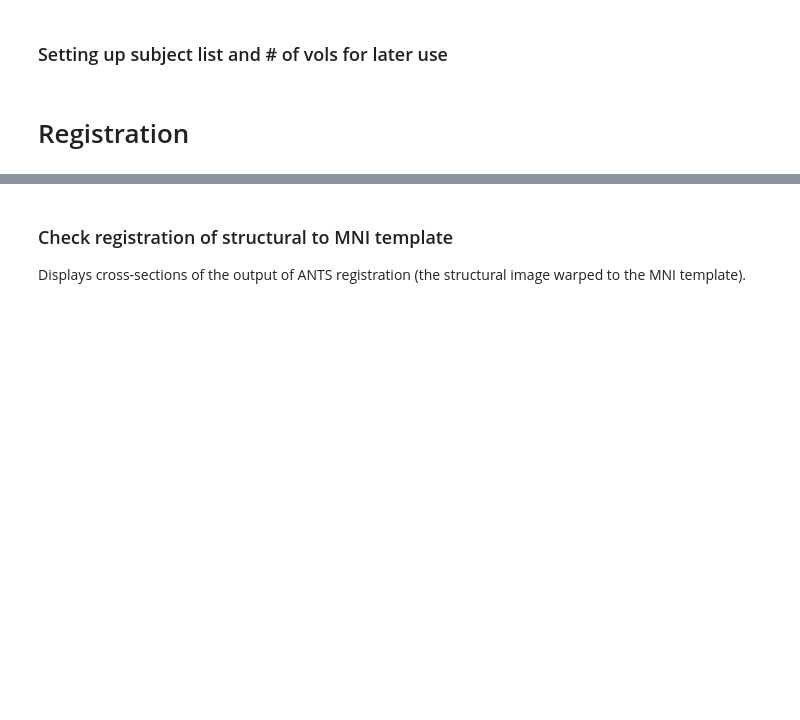
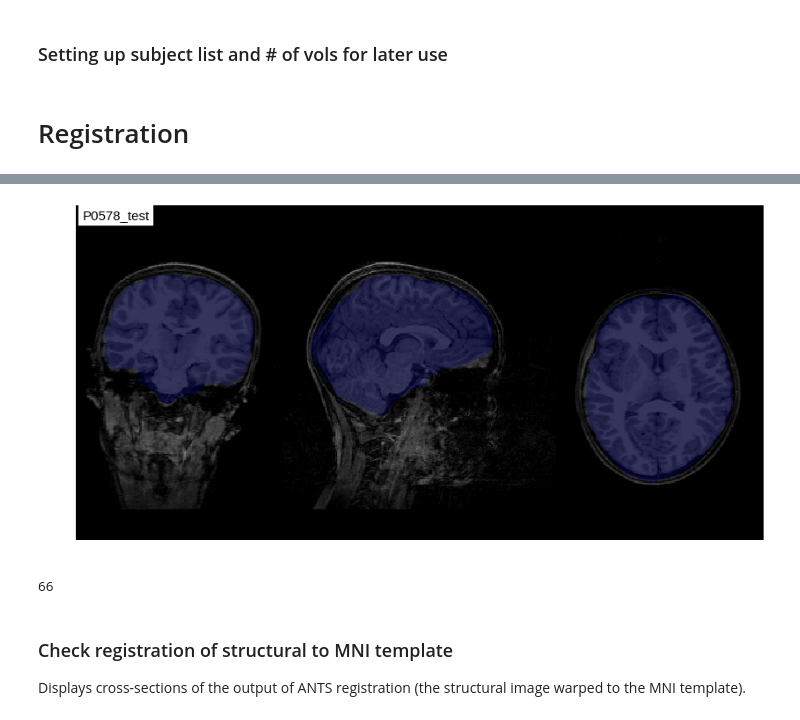
Before and after one commit to mackeylab/qa, a Jupyter notebook: rsfmri_qa.ipynb, the cells around one changed output, grey strips where cells are left out. Cells and saved outputs as stored; diff of their text form; code cells hidden in the pictures; blank space fills up the shorter version.

Commit message:
added mean2anat registration check to rsfmri notebook

```diff
--- a/rsfmri_qa.ipynb
+++ b/rsfmri_qa.ipynb
@@ -33,14 +33,15 @@ import warnings
 # %% [markdown]
 ### Project-specific variables to change ###
 # %%
-rsfmri_dir = '/data/picsl/mackey_group/Ursula/subjects/'
+rsfmri_dir = '/data/picsl/mackey_group/Ursula/ping/imaging/'
 subj_prefix = 'P'
-sublist_dir='/data/picsl/mackey_group/Ursula/scripts/'
-#subj_subset = ['P1280', 'P1378', 'P1474']
+sublist_dir='/data/picsl/mackey_group/Ursula/ping/subjectData/subj_lists/under10/'
+fs_dir='/data/picsl/mackey_group/Ursula/ping/freesurfer/subjects/'
+subj_subset = ['P0578_test']
               # set to None to see all subjects
-with open(os.path.join(sublist_dir, 'sub_list_Siemens_full_under_10_no_motion.txt')) as sublist:
-    subj_subset=sublist.readlines()
-    subj_subset=map(str.strip, subj_subset) #use to read list from .txt file
+#with open(os.path.join(sublist_dir, 'sub_list_Siemens_full_under_10_no_motion.txt')) as sublist:
+#    subj_subset=sublist.readlines()
+#    subj_subset=map(str.strip, subj_subset) #use to read list from .txt file
 outlier_threshold = 20    # percent
 ran_topup = False   # set to True if TOPUP was used
 # %% [markdown]
@@ -64,6 +65,25 @@ def get_num_vols(subj):
 # %% [markdown]
 # Registration #
 # %%
+def plot_mean2anat_overlay(subj, subj_path, fs_dir, title, fig=None, ax=None):
+    if fs_dir == None:
+        bg = os.path.join(openfmri_dir, subj, 'anatomy', 'T1_001.nii.gz')
+    else:
+        bg = os.path.join(fs_dir, subj, 'mri', 'T1.mgz')
+    mask = os.path.join(os.path.join(subj_path,'resting','qa','mask',
+                                     'median_bbreg_brain_mask.nii.gz'))
+    close = False
+    if ax is None:
+        fig = plt.figure(figsize=(8, 4))
+        ax = fig.gca()
+        close = True
+    display = nlp.plot_roi(roi_img=mask, bg_img=bg,  alpha=0.3,
+                           draw_cross=False, annotate=False,
+                            figure=fig,axes=ax, cut_coords=title=title)
+    if close:
+        plt.show()
+        display.close()
+
 def plot_anat(subj_path, title, fig=None, ax=None):
     anat2target = os.path.join(subj_path, 'resting', 'qa', 'ants', 'output_warped_image.nii.gz')
     close = False
@@ -92,3 +116,22 @@ def get_mincost(subj_path, subj):
+# %%
+subjlist = get_subjlist()
+for subj in subjlist:
+    fig, ax = plt.subplots(1, len(subjlist), figsize=(14 * len(subjlist), 7))
+    if not isinstance(ax, np.ndarray):
+        ax = [ax]
+    for idx, subj in enumerate(subjlist):
+        if subj:
+            plot_mean2anat_overlay(subj, os.path.join(rsfmri_dir, subj),
+                                   fs_dir, title=subj, fig=fig, ax=ax[idx])
+    plt.show()
+    plt.close(fig)
+# %% [output]
+[figure, added]
+# %%
+subjlist = get_subjlist()
+print len(subjlist)
+# %% [output]
+66
 # %% [markdown]
 ### Check registration of structural to MNI template ###
 
```
Also changed, not shown: parts of 1 cell of this notebook.
